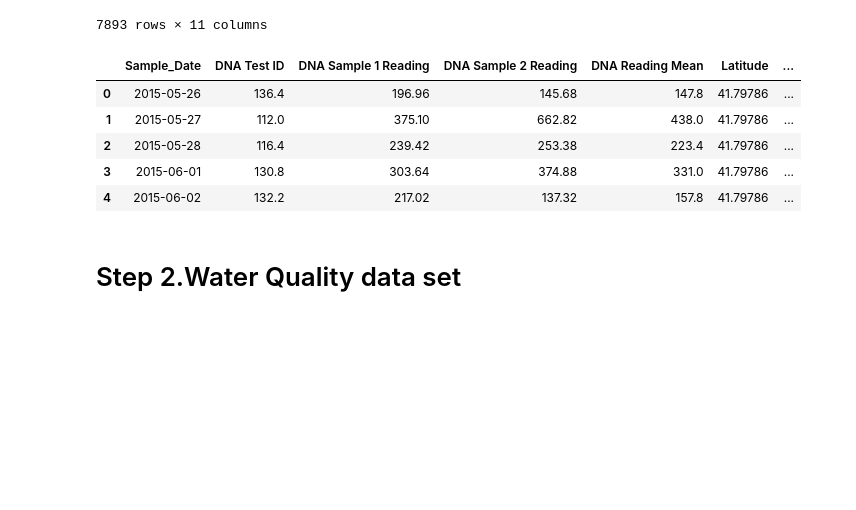
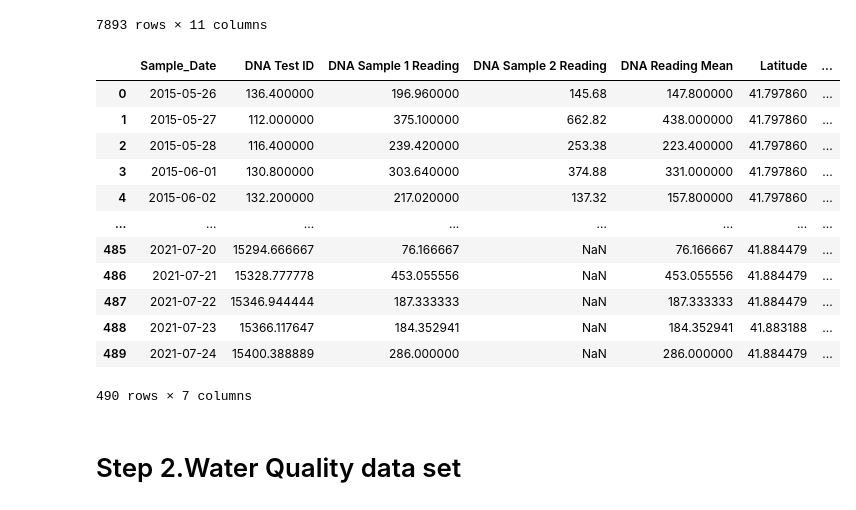
Before and after one commit to danielatuesta55/E_Coli_Chicago_Beaches, a Jupyter notebook: Jupyterlab_Notebooks/full_beach.ipynb, the cells around one changed output. Saved outputs shown, nothing was run; the diff lists cells and outputs as text; code cells hidden in the pictures; blank space fills up the shorter version.

```diff
--- a/Jupyterlab_Notebooks/full_beach.ipynb
+++ b/Jupyterlab_Notebooks/full_beach.ipynb
@@ -69,16 +69,23 @@ df.sort_values('Sample_Date',ascending=False)
 # %%
 #Grouping by sample date and getting the mean for each day
 df_grouped = df.groupby('Sample_Date').mean()
 #reseting index
 df_grouped = df_grouped.reset_index()
-df_grouped.head()
+df_grouped
 # %% [output]
 |  | Sample_Date | DNA Test ID | DNA Sample 1 Reading | DNA Sample 2 Reading | DNA Reading Mean | Latitude | ... |
-| 0 | 2015-05-26 | 136.4 | 196.96 | 145.68 | 147.8 | 41.79786 | ... |
-| 1 | 2015-05-27 | 112.0 | 375.10 | 662.82 | 438.0 | 41.79786 | ... |
-| 2 | 2015-05-28 | 116.4 | 239.42 | 253.38 | 223.4 | 41.79786 | ... |
-| 3 | 2015-06-01 | 130.8 | 303.64 | 374.88 | 331.0 | 41.79786 | ... |
-| 4 | 2015-06-02 | 132.2 | 217.02 | 137.32 | 157.8 | 41.79786 | ... |
+| 0 | 2015-05-26 | 136.400000 | 196.960000 | 145.68 | 147.800000 | 41.797860 | ... |
+| 1 | 2015-05-27 | 112.000000 | 375.100000 | 662.82 | 438.000000 | 41.797860 | ... |
+| 2 | 2015-05-28 | 116.400000 | 239.420000 | 253.38 | 223.400000 | 41.797860 | ... |
+| 3 | 2015-06-01 | 130.800000 | 303.640000 | 374.88 | 331.000000 | 41.797860 | ... |
+| 4 | 2015-06-02 | 132.200000 | 217.020000 | 137.32 | 157.800000 | 41.797860 | ... |
+| ... | ... | ... | ... | ... | ... | ... | ... |
+| 485 | 2021-07-20 | 15294.666667 | 76.166667 | NaN | 76.166667 | 41.884479 | ... |
+| 486 | 2021-07-21 | 15328.777778 | 453.055556 | NaN | 453.055556 | 41.884479 | ... |
+| 487 | 2021-07-22 | 15346.944444 | 187.333333 | NaN | 187.333333 | 41.884479 | ... |
+| 488 | 2021-07-23 | 15366.117647 | 184.352941 | NaN | 184.352941 | 41.883188 | ... |
+| 489 | 2021-07-24 | 15400.388889 | 286.000000 | NaN | 286.000000 | 41.884479 | ... |
+490 rows × 7 columns
 # %% [markdown]
 # Step 2.Water Quality data set
 # %%
```
Also changed, not shown: parts of 3 cells of this notebook, 1 other file.
